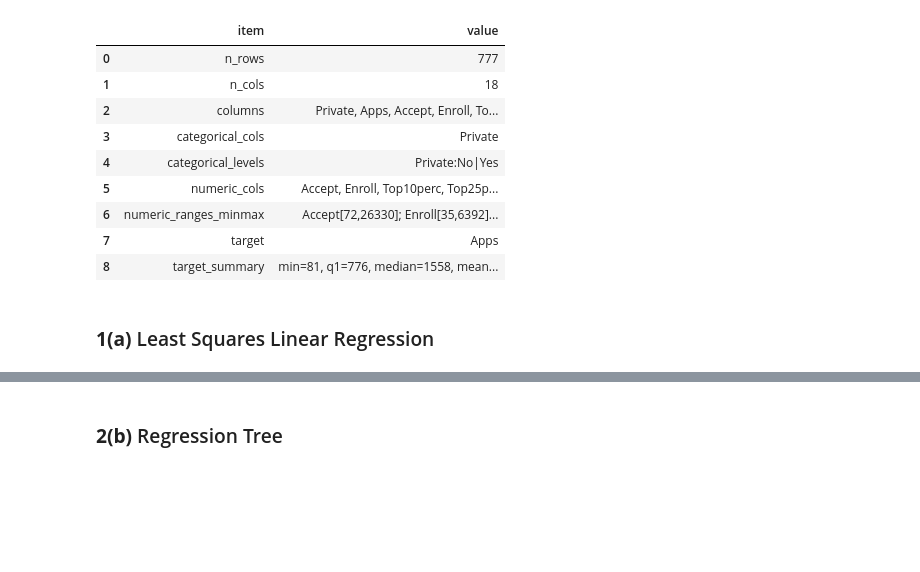
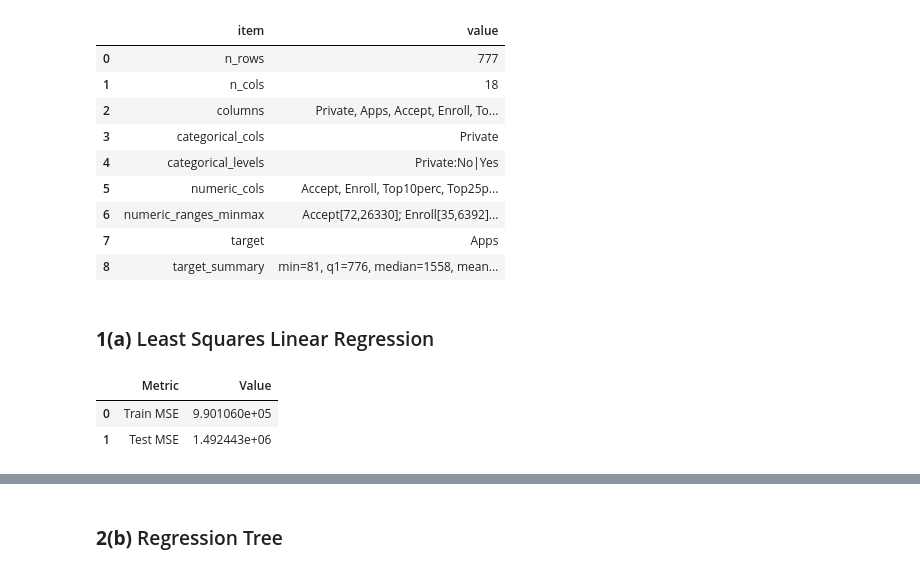
Before and after one commit to etoobian/STAT587_DS1_HW2, a Jupyter notebook: notebooks/STAT587_HW2.ipynb, the cells around one changed output, grey strips where cells are left out. Saved outputs shown, nothing was run; the diff lists cells and outputs as text; code cells hidden in the pictures; blank space fills up the shorter version.

```diff
--- a/notebooks/STAT587_HW2.ipynb
+++ b/notebooks/STAT587_HW2.ipynb
@@ -409,20 +400,27 @@ assert q1a_train_mse > 0 and q1a_test_mse > 0
 # %%
 # Save Train/Test Error Table (LaTeX)
 q1a_mse_tbl = pd.DataFrame(
     {
         "Metric": ["Train MSE", "Test MSE"],
         "Value": [q1a_train_mse, q1a_test_mse],
     }
 )
 
 _ = save_tex_table(
     q1a_mse_tbl,
     "q1a_lm_mse.tex",
     caption="Train and test mean squared error (MSE) for the least squares linear regression model.",
     label="tab:q1a-lm-mse",
     float_fmt="%.4f",
     index=False,
 )
+
+if VERBOSE:
+    display(q1a_mse_tbl)
+# %% [output]
+|  | Metric | Value |
+| 0 | Train MSE | 9.901060e+05 |
+| 1 | Test MSE | 1.492443e+06 |
 # %%
 # Sanity check from large MSEs
 q1a_train_rmse = float(np.sqrt(q1a_train_mse))
```
Also changed, not shown: parts of 13 cells of this notebook, 3 other files.
